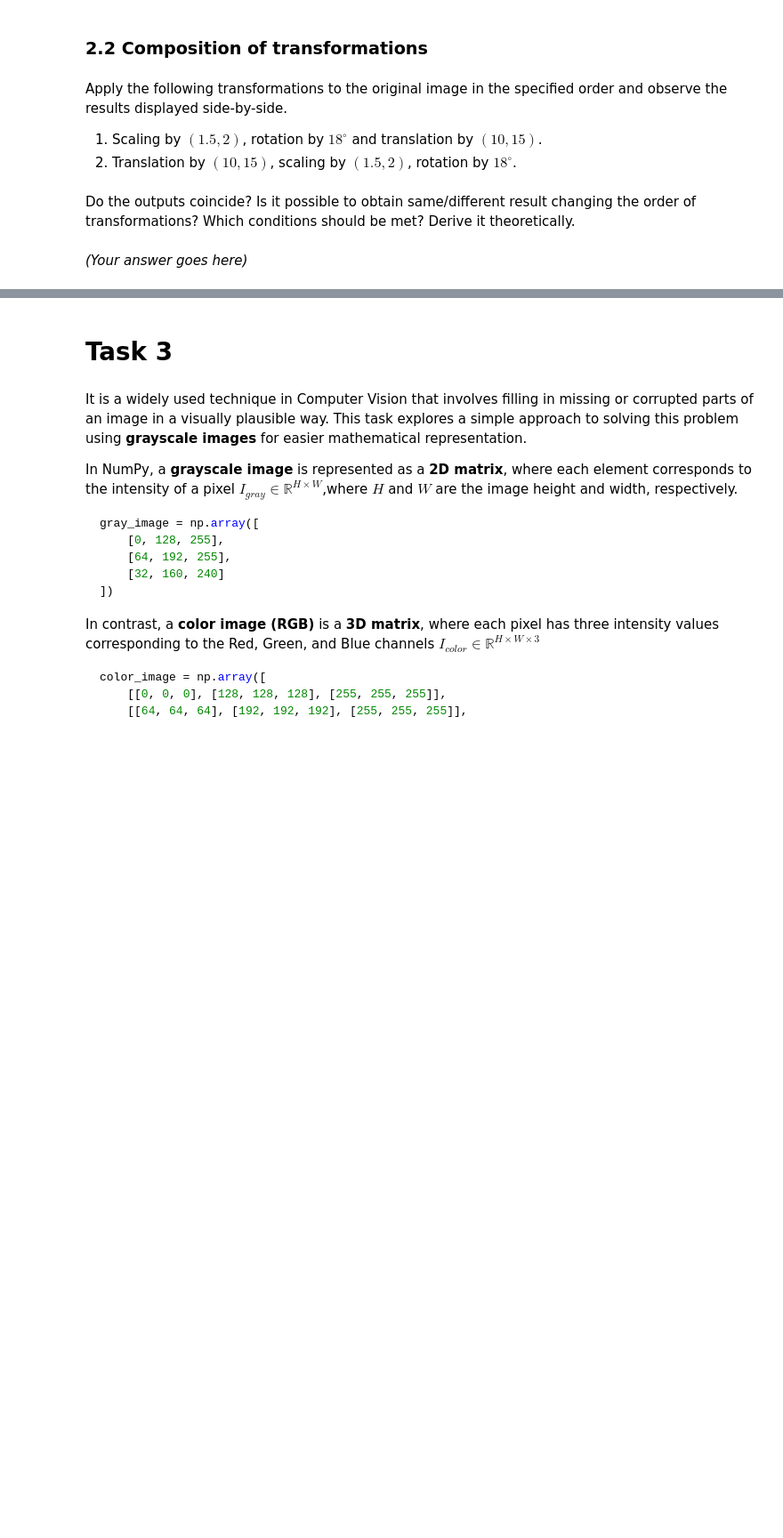
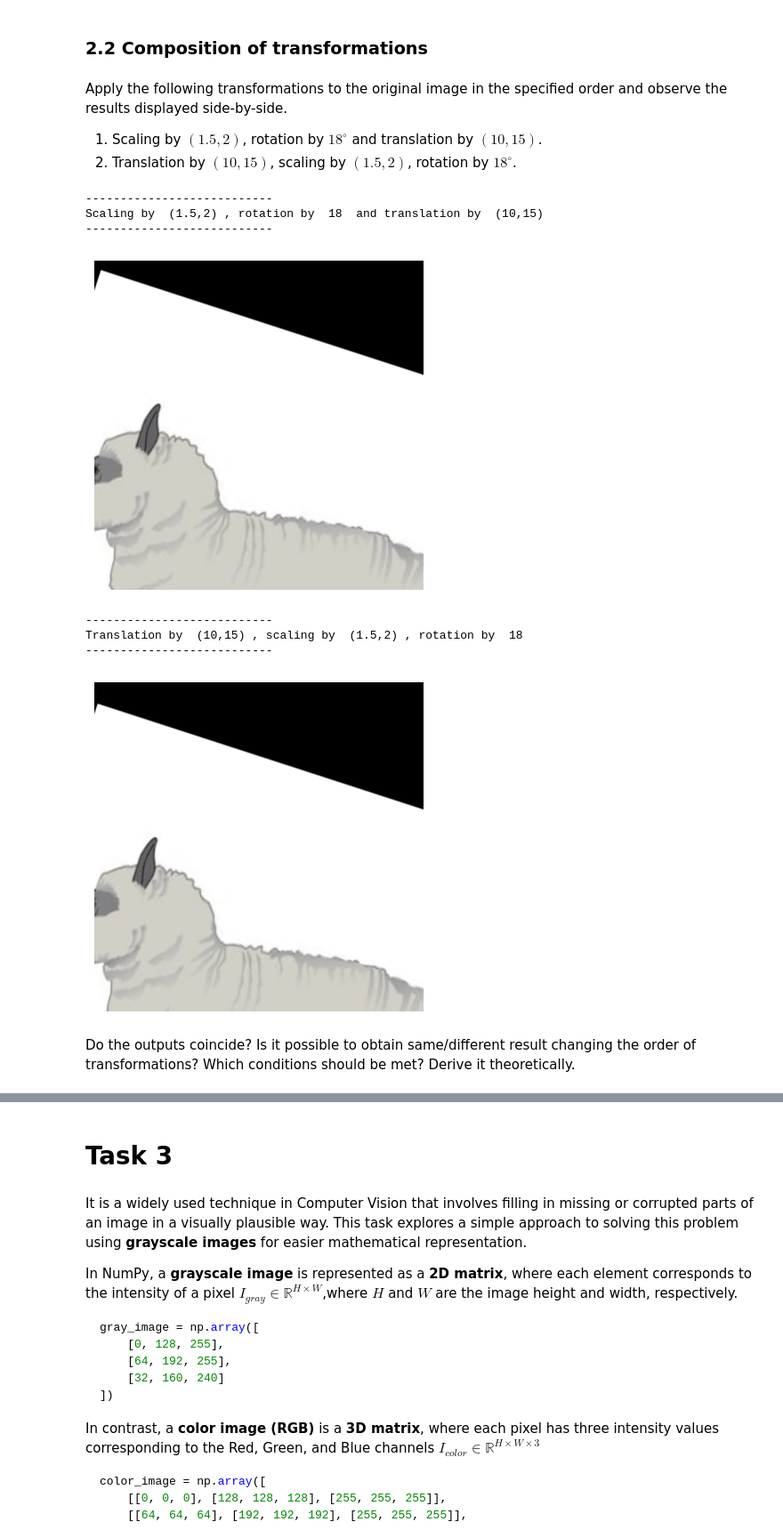
Before and after one commit to MunenNoKage/Lab_1_Transformation_Matrices, a Jupyter notebook: LA_Lab_1_template_2026.ipynb, the cells around one changed output, grey strips where cells are left out. Shown at 89% size. Saved outputs shown, nothing was run; the diff lists cells and outputs as text; code cells hidden in the pictures; blank space fills up the shorter version.

```diff
--- a/LA_Lab_1_template_2026.ipynb
+++ b/LA_Lab_1_template_2026.ipynb
@@ -568,4 +671,63 @@ print("---------------------------")
+# %%
+print("---------------------------")
+print("Scaling by  (1.5,2) , rotation by  18  and translation by  (10,15)")
+print("---------------------------")
+
+##### YOUR CODE STARTS #####
+# Load the base sheep image locally; Task 1 cells may not have been run yet.
+resized = cv.resize(cv.imread('./sheep.png'), (500, 500))
+h, w = resized.shape[:2]
+
+# Helper functions that return 3x3 homogeneous matrices.
+# Using 3x3 lets us compose any sequence with a single @ chain.
+def make_scale(sx, sy):
+    return np.array([[sx,  0, 0],
+                     [ 0, sy, 0],
+                     [ 0,  0, 1]], dtype=np.float64)
+
+def make_rotation(deg):
+    rad = np.radians(deg)
+    c, s = np.cos(rad), np.sin(rad)
+    return np.array([[ c, -s, 0],
+                     [ s,  c, 0],
+                     [ 0,  0, 1]], dtype=np.float64)
+
+def make_translation(tx, ty):
+    return np.array([[1, 0, tx],
+                     [0, 1, ty],
+                     [0, 0,  1]], dtype=np.float64)
+
+S = make_scale(1.5, 2)
+R = make_rotation(18)
+T = make_translation(10, 15)
+
+# Apply S first, then R, then T.
+# In matrix notation the rightmost transform is applied first: M = T @ R @ S.
+M1 = T @ R @ S
+result1 = cv.warpAffine(resized, M1[:2, :].astype(np.float32), (w, h))
+cv2_imshow(result1)
+##### YOUR CODE ENDS #####
+
+print("---------------------------")
+print("Translation by  (10,15) , scaling by  (1.5,2) , rotation by  18")
+print("---------------------------")
+
+##### YOUR CODE STARTS #####
+# Apply T first, then S, then R.
+# Rightmost is applied first: M = R @ S @ T.
+M2 = R @ S @ T
+result2 = cv.warpAffine(resized, M2[:2, :].astype(np.float32), (w, h))
+cv2_imshow(result2)
+
+##### YOUR CODE ENDS #####
+# %% [output]
+---------------------------
+Scaling by  (1.5,2) , rotation by  18  and translation by  (10,15)
+---------------------------
+[figure, added]
+---------------------------
+Translation by  (10,15) , scaling by  (1.5,2) , rotation by  18
+---------------------------
+[figure, added]
 # %% [markdown]
 Do the outputs coincide? Is it possible to obtain same/different result changing the order of transformations? Which conditions should be met? Derive it theoretically.
-# %% [markdown]
-*(Your answer goes here)*
```
Also changed, not shown: parts of 14 cells of this notebook.
